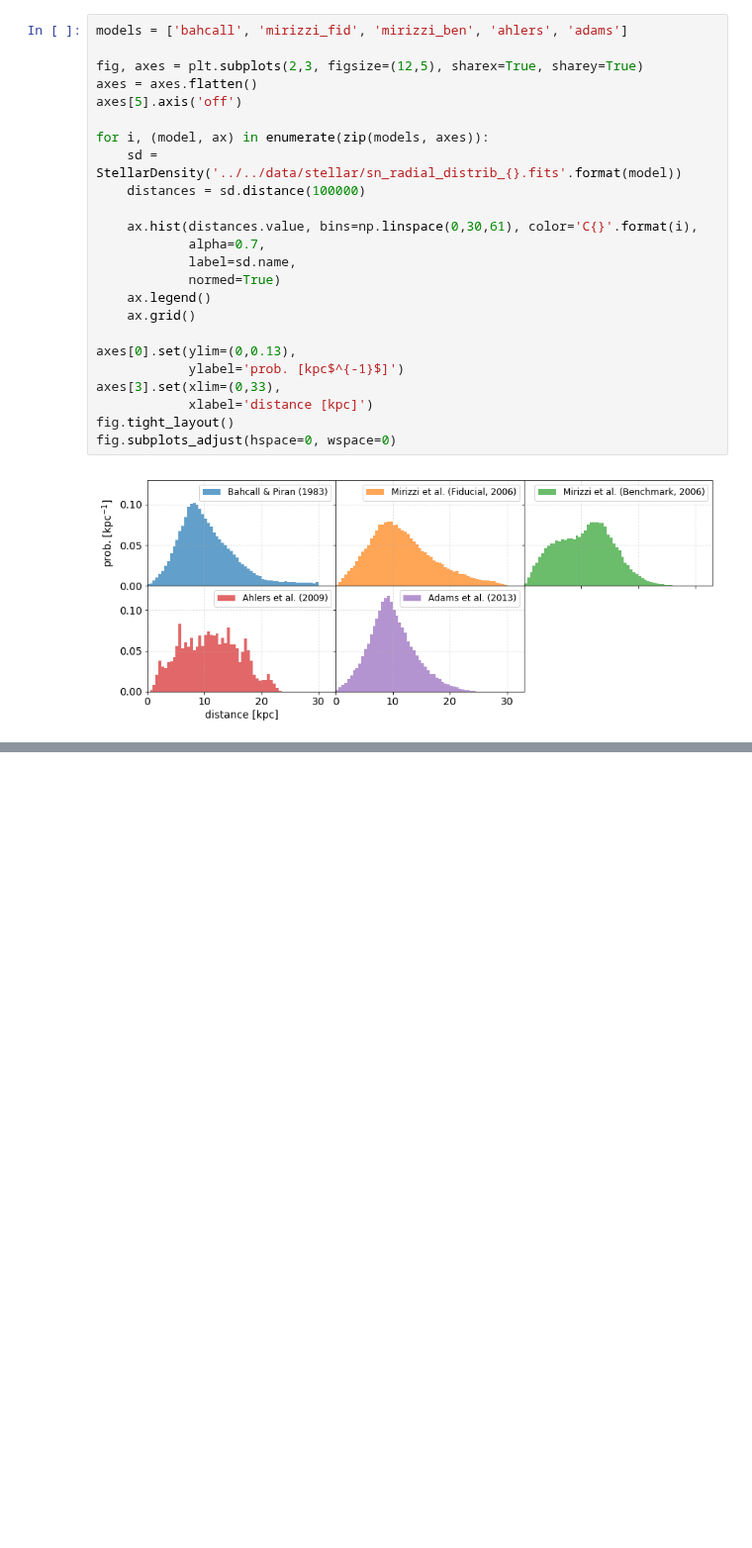
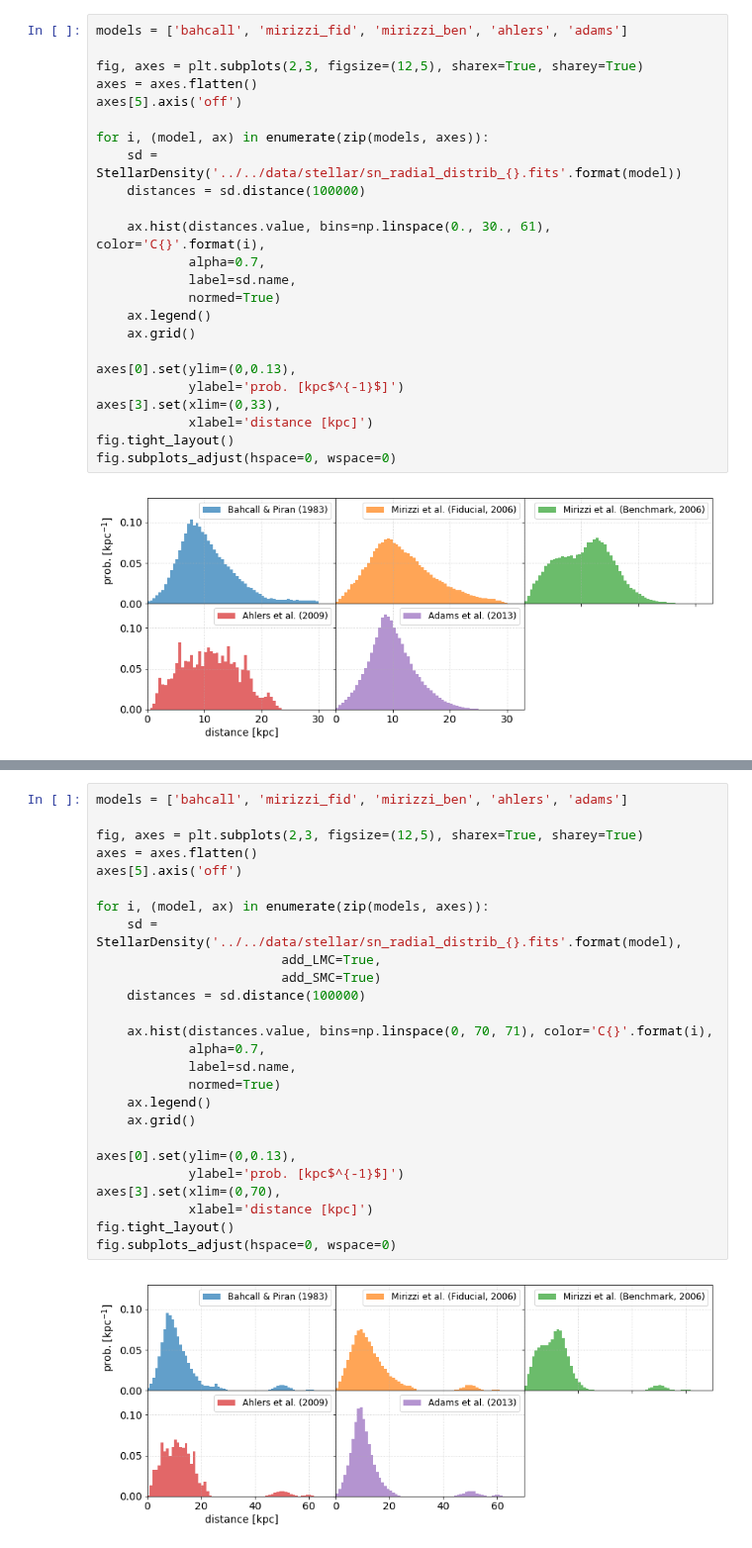
Before and after one commit to icecube/ASTERIA, a Jupyter notebook: docs/nb/stellar_distributions.ipynb, the cells around one changed output, grey strips where cells are left out. Shown at 99% size. Saved outputs shown, nothing was run; the diff lists cells and outputs as text; blank space fills up the shorter version.

```diff
--- a/docs/nb/stellar_distributions.ipynb
+++ b/docs/nb/stellar_distributions.ipynb
@@ -97,7 +119,7 @@ for i, (model, ax) in enumerate(zip(models, axes)):
     sd = StellarDensity('../../data/stellar/sn_radial_distrib_{}.fits'.format(model))
     distances = sd.distance(100000)
 
-    ax.hist(distances.value, bins=np.linspace(0,30,61), color='C{}'.format(i),
+    ax.hist(distances.value, bins=np.linspace(0., 30., 61), color='C{}'.format(i),
             alpha=0.7,
             label=sd.name,
             normed=True)
@@ -114,0 +139,28 @@ fig.subplots_adjust(hspace=0, wspace=0)
+# %%
+models = ['bahcall', 'mirizzi_fid', 'mirizzi_ben', 'ahlers', 'adams']
+
+fig, axes = plt.subplots(2,3, figsize=(12,5), sharex=True, sharey=True)
+axes = axes.flatten()
+axes[5].axis('off')
+
+for i, (model, ax) in enumerate(zip(models, axes)):
+    sd = StellarDensity('../../data/stellar/sn_radial_distrib_{}.fits'.format(model),
+                        add_LMC=True,
+                        add_SMC=True)
+    distances = sd.distance(100000)
+
+    ax.hist(distances.value, bins=np.linspace(0, 70, 71), color='C{}'.format(i),
+            alpha=0.7,
+            label=sd.name,
+            normed=True)
+    ax.legend()
+    ax.grid()
+
+axes[0].set(ylim=(0,0.13),
+            ylabel='prob. [kpc$^{-1}$]')
+axes[3].set(xlim=(0,70),
+            xlabel='distance [kpc]')
+fig.tight_layout()
+fig.subplots_adjust(hspace=0, wspace=0)
+# %% [output]
+[figure, added]
```
Also changed, not shown: parts of 5 cells of this notebook.
